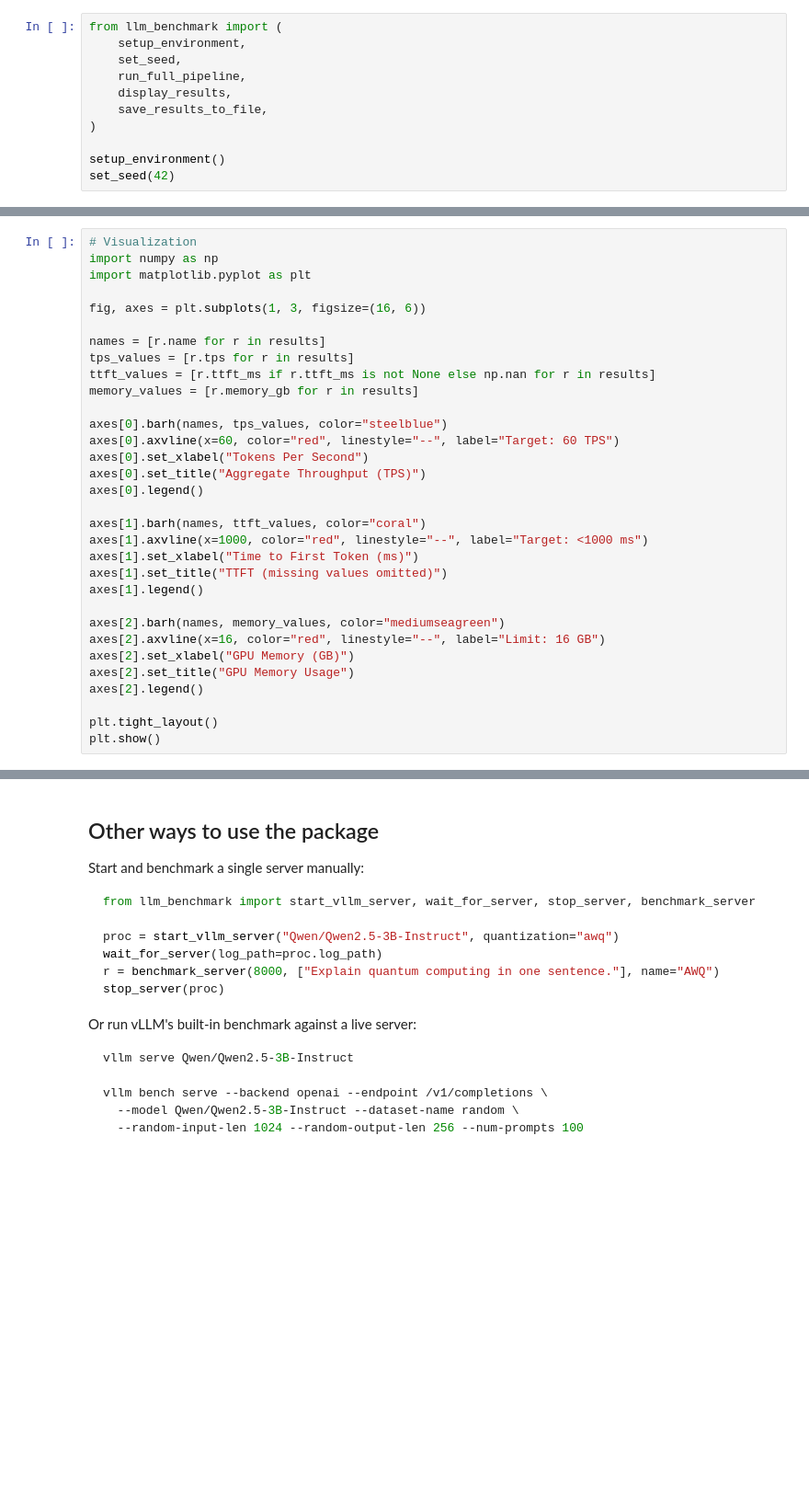
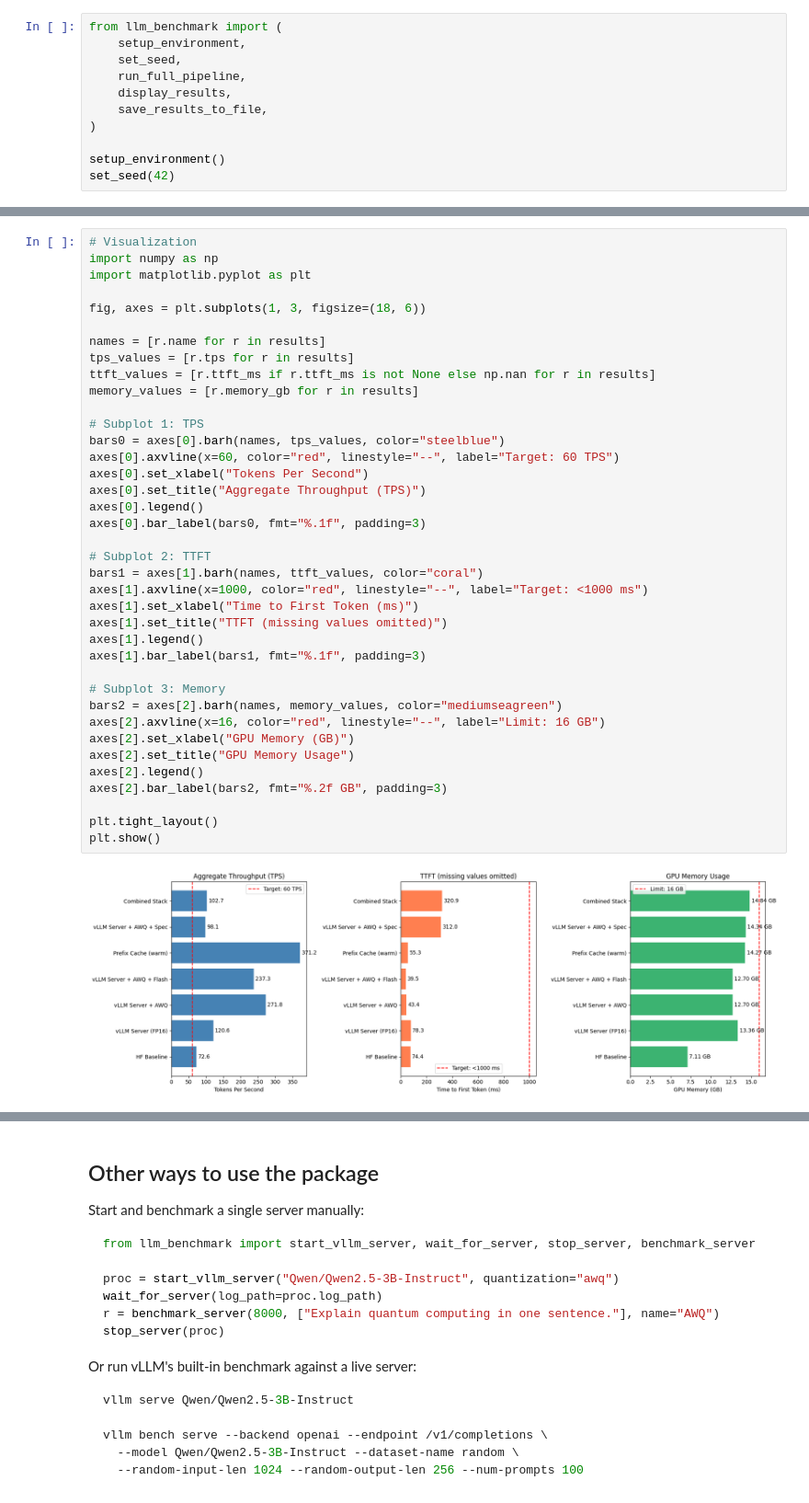
Before and after one commit to h-sami-ullah/llm-inference-benchmark, a Jupyter notebook: notebooks/inference_optimization.ipynb, the cells around one changed output, grey strips where cells are left out. Shown at 92% size. Drawn from its saved outputs; the diff is of its cells as text; blank space fills up the shorter version.

```diff
--- a/notebooks/inference_optimization.ipynb
+++ b/notebooks/inference_optimization.ipynb
@@ -51,35 +100,43 @@ display_results(results)
 # %%
 # Visualization
 import numpy as np
 import matplotlib.pyplot as plt
 
-fig, axes = plt.subplots(1, 3, figsize=(16, 6))
+fig, axes = plt.subplots(1, 3, figsize=(18, 6))
 
 names = [r.name for r in results]
 tps_values = [r.tps for r in results]
 ttft_values = [r.ttft_ms if r.ttft_ms is not None else np.nan for r in results]
 memory_values = [r.memory_gb for r in results]
 
-axes[0].barh(names, tps_values, color="steelblue")
+# Subplot 1: TPS
+bars0 = axes[0].barh(names, tps_values, color="steelblue")
 axes[0].axvline(x=60, color="red", linestyle="--", label="Target: 60 TPS")
 axes[0].set_xlabel("Tokens Per Second")
 axes[0].set_title("Aggregate Throughput (TPS)")
 axes[0].legend()
+axes[0].bar_label(bars0, fmt="%.1f", padding=3)
 
-axes[1].barh(names, ttft_values, color="coral")
+# Subplot 2: TTFT
+bars1 = axes[1].barh(names, ttft_values, color="coral")
 axes[1].axvline(x=1000, color="red", linestyle="--", label="Target: <1000 ms")
 axes[1].set_xlabel("Time to First Token (ms)")
 axes[1].set_title("TTFT (missing values omitted)")
 axes[1].legend()
+axes[1].bar_label(bars1, fmt="%.1f", padding=3)
 
-axes[2].barh(names, memory_values, color="mediumseagreen")
+# Subplot 3: Memory
+bars2 = axes[2].barh(names, memory_values, color="mediumseagreen")
 axes[2].axvline(x=16, color="red", linestyle="--", label="Limit: 16 GB")
 axes[2].set_xlabel("GPU Memory (GB)")
 axes[2].set_title("GPU Memory Usage")
 axes[2].legend()
+axes[2].bar_label(bars2, fmt="%.2f GB", padding=3)
 
 plt.tight_layout()
 plt.show()
+# %% [output]
+[figure, added]
 # %%
 # Final summary
 from llm_benchmark import format_ttft
```
Also changed, not shown: parts of 6 cells of this notebook.
